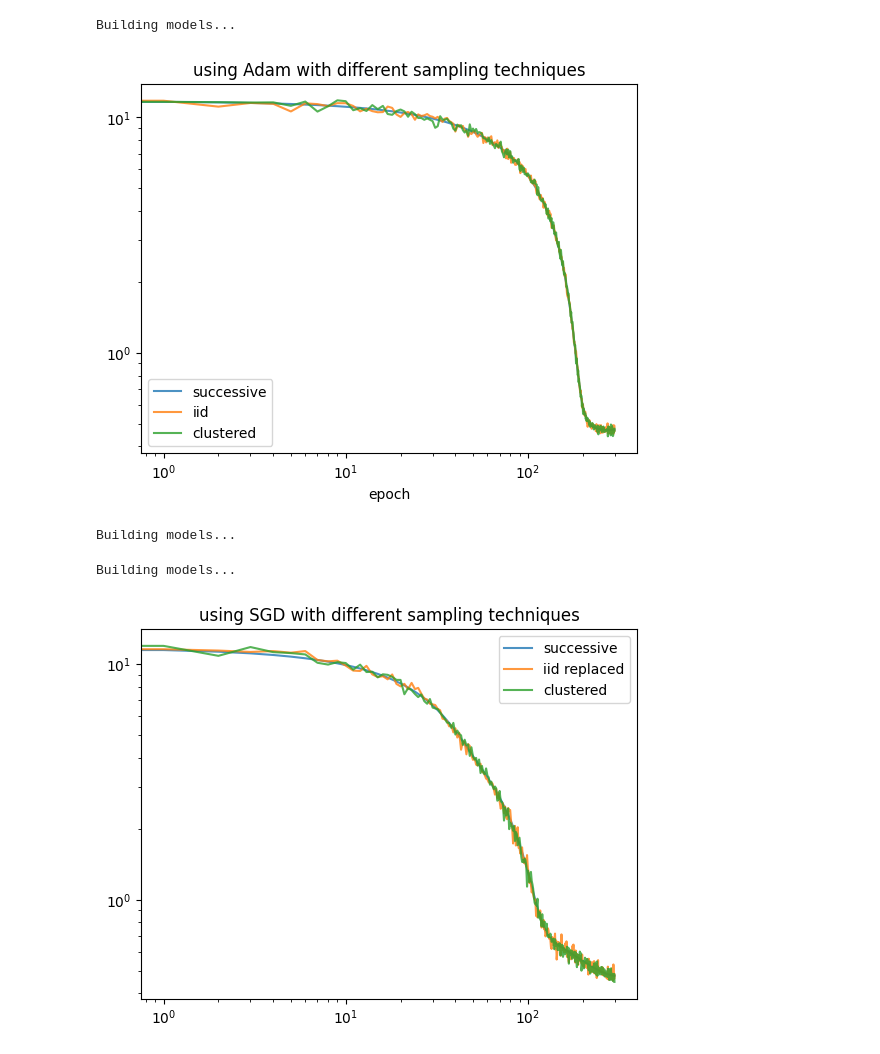
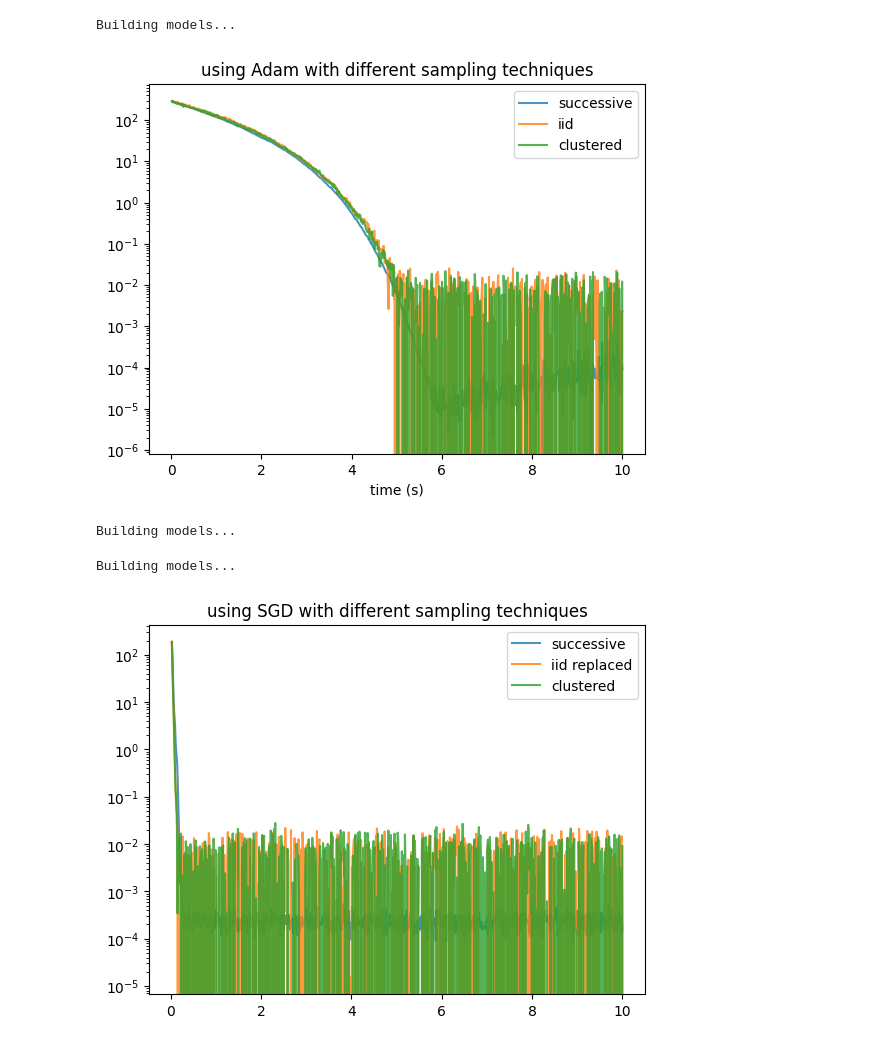
Before and after one commit to yy214/cluster-for-opt, a Jupyter notebook: clustering_for_opt.ipynb, the cells around one changed output. Saved outputs shown, nothing was run; the diff lists cells and outputs as text; code cells hidden in the pictures.

```diff
--- a/clustering_for_opt.ipynb
+++ b/clustering_for_opt.ipynb
@@ -68,4 +96,4 @@ NB_EPOCH = 300
 BATCH_SIZE = 64
 # %%
-base_model = LeastSquaresModel(clustered_data)
+base_model = LogisticLossModel(clustered_data)
 # %%
@@ -87,2 +114,0 @@ _, cover_sol = COVER(clone_model(base_model, clustered_data),
-# %%
-opt_val = calc_opt_least_square(clustered_data)
@@ -96,11 +229,12 @@ plt.show()
 # %%
 from utils import clone_model
 # %%
-opt_model, sgd_sol = solve_problem(clone_model(base_model, clustered_data),
+sgd_time, sgd_sol, opt_model = solve_problem(clone_model(base_model, clustered_data),
               regress_criterion,
               optimizer_class=torch.optim.SGD,
               dataloader=DataLoader(clustered_data, BATCH_SIZE, shuffle=True),
-              epoch_count=NB_EPOCH,
+              n_epoch=NB_EPOCH,
+              time_lim=TIME_LIM,
               verbose=True)
 # %% [output]
 Building models...
@@ -148,43 +286,45 @@ _, adam_sol_cluster = solve_problem(clone_model(base_model, clustered_data),
 # %% [output]
 Building models...
 # %%
-plt.plot(adam_sol, label="successive", alpha=0.8)
-plt.plot(adam_sol_iid, label="iid", alpha=0.8)
-plt.plot(adam_sol_cluster, label="clustered", alpha=0.8)
-plt.xlabel("epoch")
+plt.plot(adam_time, adam_sol-opt_val, label="successive", alpha=0.8)
+plt.plot(adam_iid_time, adam_sol_iid-opt_val, label="iid", alpha=0.8)
+plt.plot(adam_cluster_time, adam_sol_cluster-opt_val, label="clustered", alpha=0.8)
+plt.xlabel("time (s)")
+plt.yscale("log")
 plt.legend()
-plt.loglog()
 plt.title("using Adam with different sampling techniques")
 plt.show()
 # %% [output]
-[figure, old version]
+[figure, new version]
 # %%
-_, sgd_sol_iid = solve_problem(clone_model(base_model, clustered_data),
+sgd_iid_time, sgd_sol_iid, _ = solve_problem(clone_model(base_model, clustered_data),
               regress_criterion,
               optimizer_class=torch.optim.SGD,
               dataloader=iid_dataloader,
-              epoch_count=NB_EPOCH,
+              n_epoch=NB_EPOCH,
+              time_lim=TIME_LIM,
               verbose=True)
 
-_, sgd_sol_cluster = solve_problem(clone_model(base_model, clustered_data),
+sgd_cluster_time, sgd_sol_cluster, _ = solve_problem(clone_model(base_model, clustered_data),
               regress_criterion,
               optimizer_class=torch.optim.SGD,
               dataloader=cluster_dataloader,
-              epoch_count=NB_EPOCH,
+              n_epoch=NB_EPOCH,
+              time_lim=TIME_LIM,
               verbose=True)
 # %% [output]
 Building models...
 Building models...
 # %%
-plt.plot(sgd_sol, label="successive", alpha=0.8)
-plt.plot(sgd_sol_iid, label="iid replaced", alpha=0.8)
-plt.plot(sgd_sol_cluster, label="clustered", alpha=0.8)
+plt.plot(sgd_time, sgd_sol-opt_val, label="successive", alpha=0.8)
+plt.plot(sgd_iid_time, sgd_sol_iid-opt_val, label="iid replaced", alpha=0.8)
+plt.plot(sgd_cluster_time, sgd_sol_cluster-opt_val, label="clustered", alpha=0.8)
 plt.legend()
-plt.loglog()
+plt.yscale("log")
 plt.title("using SGD with different sampling techniques")
 plt.show()
 # %% [output]
-[figure, old version]
+[figure, new version]
 # %%
 def get_grad(batch, model):
     ret = np.zeros((len(batch), 2))
```
Also changed, not shown: parts of 21 cells of this notebook, 3 other files.
